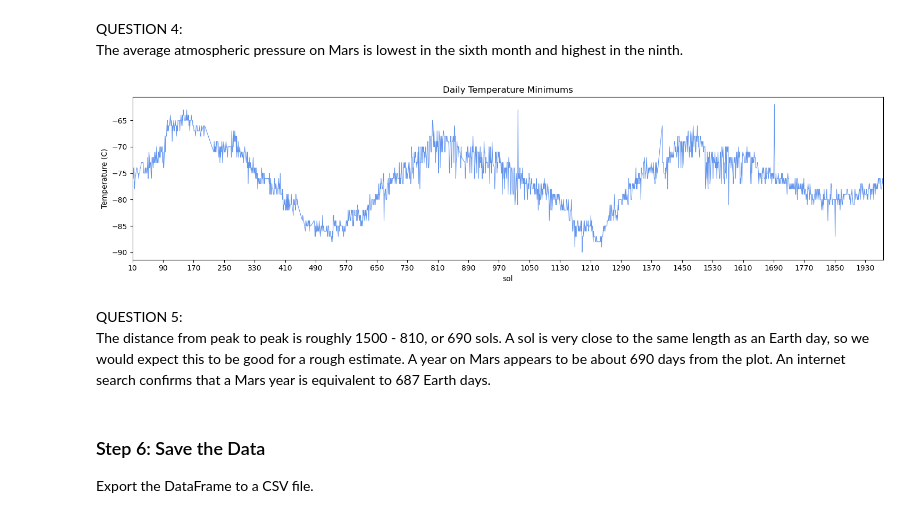
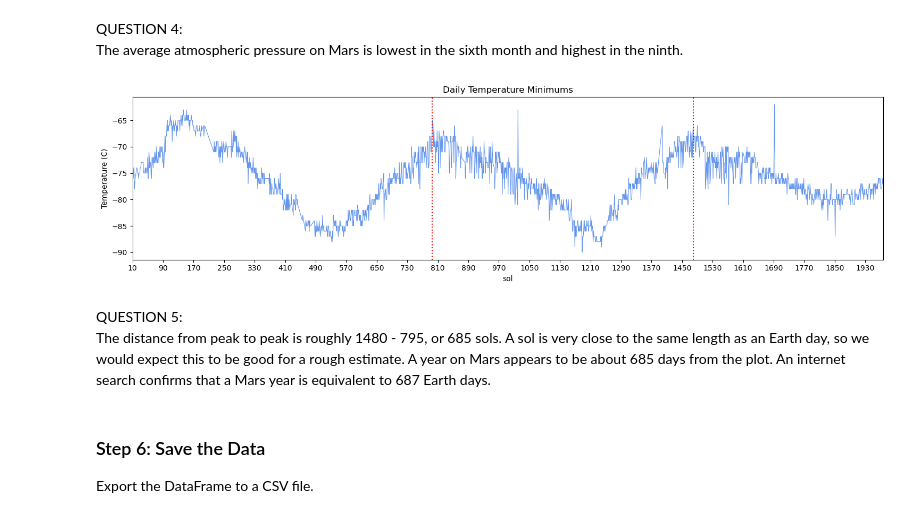
Before and after one commit to andcetera/web-scraping-challenge, a Jupyter notebook: Deliverables/mars_weather.ipynb, the cells around one changed output. Cells and saved outputs as stored; diff of their text form; code cells hidden in the pictures.

```diff
--- a/Deliverables/mars_weather.ipynb
+++ b/Deliverables/mars_weather.ipynb
@@ -241,20 +250,25 @@ The average atmospheric pressure on Mars is lowest in the sixth month and highes
 # %%
 # 5. How many terrestrial (earth) days are there in a Martian year?
 # Visually estimate the result by plotting the daily minimum temperature.
 temp = mars_data.set_index('sol')['min_temp']
 ax = temp.plot(kind='line', linewidth=0.8, figsize=(15, 4), color='cornflowerblue')
 plt.xticks(np.arange(min(mars_data['sol']), max(mars_data['sol']), 80))
 plt.xlim(min(mars_data['sol']), max(mars_data['sol']))
 plt.title('Daily Temperature Minimums')
 plt.ylabel('Temperature (C)')
+
+# Indicate approximate location of peaks
+plt.axvline(795, color='r', linestyle=':')
+plt.axvline(1480, color='r', linestyle=':')
+
 plt.tight_layout()
 plt.savefig('../Images/daily_temps.png')
 plt.show()
 # %% [output]
-[figure, old version]
+[figure, new version]
 # %% [markdown]
 QUESTION 5:
-The distance from peak to peak is roughly 1500 - 810, or 690 sols.  A sol is very close to the same length as an Earth day, so we would expect this to be good for a rough estimate. A year on Mars appears to be about 690 days from the plot. An internet search confirms that a Mars year is equivalent to 687 Earth days.
+The distance from peak to peak is roughly 1480 - 795, or 685 sols.  A sol is very close to the same length as an Earth day, so we would expect this to be good for a rough estimate. A year on Mars appears to be about 685 days from the plot. An internet search confirms that a Mars year is equivalent to 687 Earth days.
 # %% [markdown]
 ### Step 6: Save the Data
 
```
Also changed, not shown: parts of 9 cells of this notebook, 1 other file.
